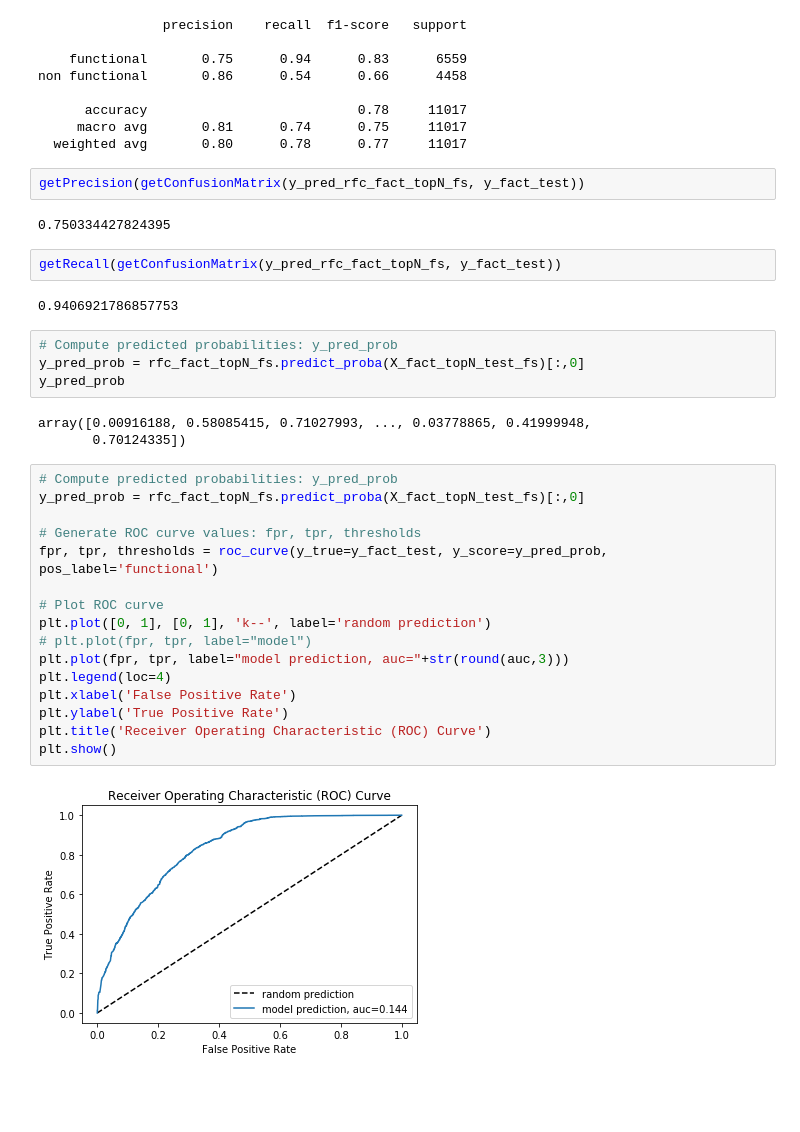
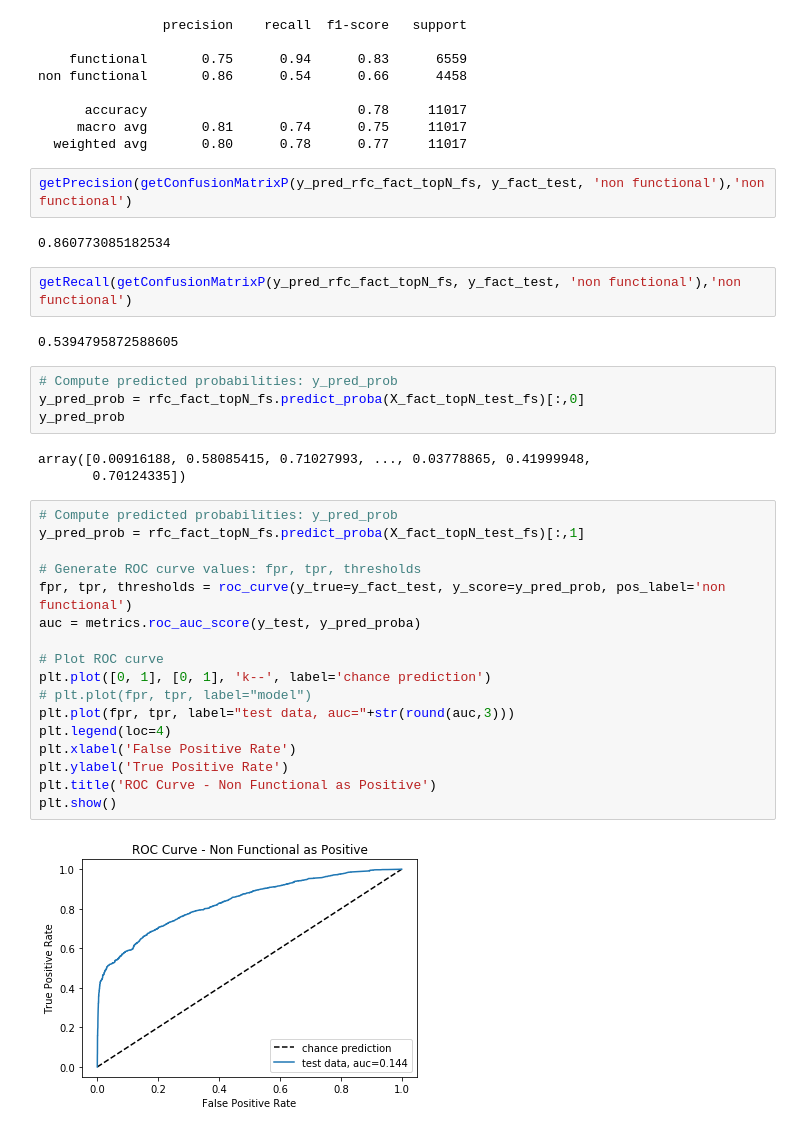
Before and after one commit to JayWang64/SpringboardDS, a Jupyter notebook: _Capstone 2/Report 2/notebooks/capstone project 2 - part 3 - machine learning model.ipynb, the cells around one changed output. Drawn from its saved outputs; the diff is of its cells as text; blank space fills up the shorter version.

```diff
--- a/_Capstone 2/Report 2/notebooks/capstone project 2 - part 3 - machine learning model.ipynb
+++ b/_Capstone 2/Report 2/notebooks/capstone project 2 - part 3 - machine learning model.ipynb
@@ -695,13 +749,13 @@ non functional       0.86      0.54      0.66      4458
      macro avg       0.81      0.74      0.75     11017
   weighted avg       0.80      0.78      0.77     11017
 # %%
-getPrecision(getConfusionMatrix(y_pred_rfc_fact_topN_fs, y_fact_test))
+getPrecision(getConfusionMatrixP(y_pred_rfc_fact_topN_fs, y_fact_test, 'non functional'),'non functional')
 # %% [output]
-0.750334427824395
+0.860773085182534
 # %%
-getRecall(getConfusionMatrix(y_pred_rfc_fact_topN_fs, y_fact_test))
+getRecall(getConfusionMatrixP(y_pred_rfc_fact_topN_fs, y_fact_test, 'non functional'),'non functional')
 # %% [output]
-0.9406921786857753
+0.5394795872588605
 # %%
 # Compute predicted probabilities: y_pred_prob
 y_pred_prob = rfc_fact_topN_fs.predict_proba(X_fact_topN_test_fs)[:,0]
@@ -711,19 +765,20 @@ array([0.00916188, 0.58085415, 0.71027993, ..., 0.03778865, 0.41999948,
        0.70124335])
 # %%
 # Compute predicted probabilities: y_pred_prob
-y_pred_prob = rfc_fact_topN_fs.predict_proba(X_fact_topN_test_fs)[:,0]
+y_pred_prob = rfc_fact_topN_fs.predict_proba(X_fact_topN_test_fs)[:,1]
 
 # Generate ROC curve values: fpr, tpr, thresholds
-fpr, tpr, thresholds = roc_curve(y_true=y_fact_test, y_score=y_pred_prob, pos_label='functional')
+fpr, tpr, thresholds = roc_curve(y_true=y_fact_test, y_score=y_pred_prob, pos_label='non functional')
+auc = metrics.roc_auc_score(y_test, y_pred_proba)
 
 # Plot ROC curve
-plt.plot([0, 1], [0, 1], 'k--', label='random prediction')
+plt.plot([0, 1], [0, 1], 'k--', label='chance prediction')
 # plt.plot(fpr, tpr, label="model")
-plt.plot(fpr, tpr, label="model prediction, auc="+str(round(auc,3)))
+plt.plot(fpr, tpr, label="test data, auc="+str(round(auc,3)))
 plt.legend(loc=4)
 plt.xlabel('False Positive Rate')
 plt.ylabel('True Positive Rate')
-plt.title('Receiver Operating Characteristic (ROC) Curve')
+plt.title('ROC Curve - Non Functional as Positive')
 plt.show()
 # %% [output]
-[figure, old version]
+[figure, new version]
```
Also changed, not shown: parts of 34 cells of this notebook, 1 other file.
